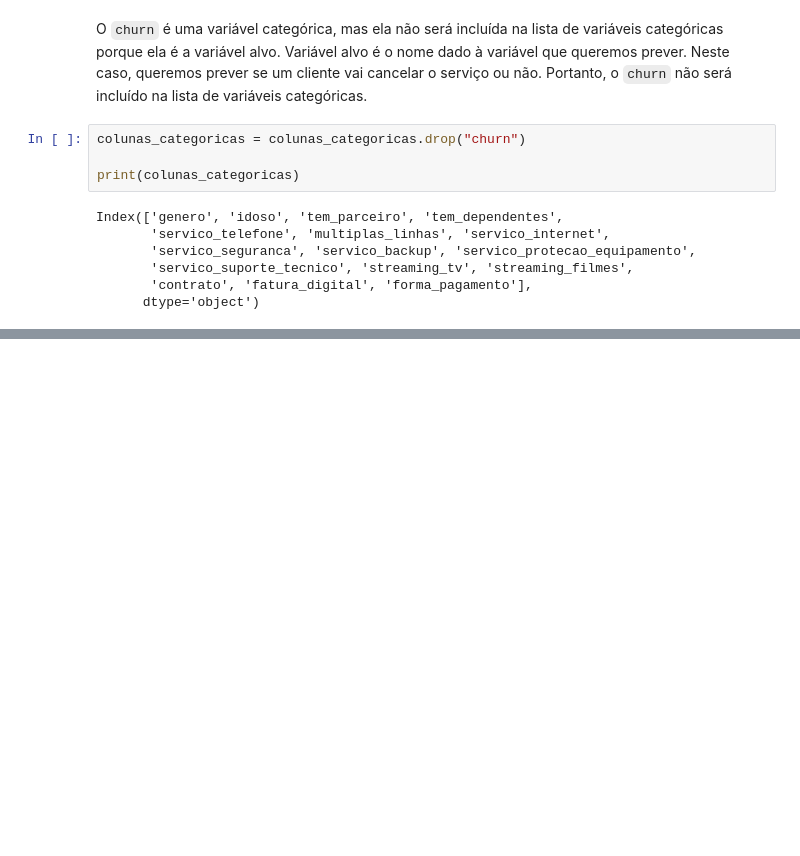
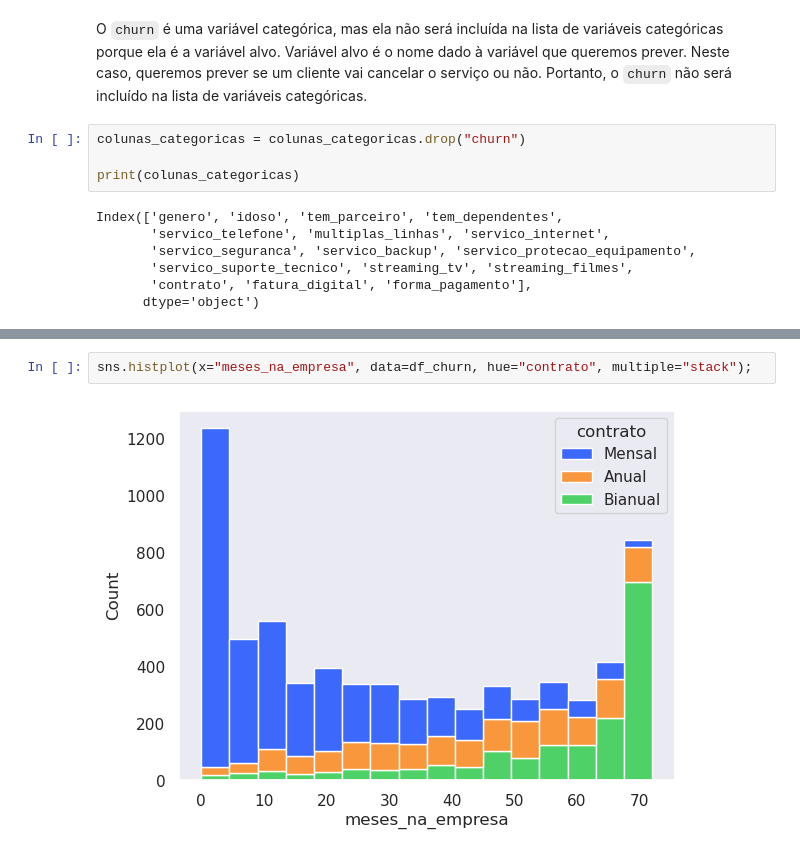
Before and after one commit to PauloViniciusR/Analise_dados, a Jupyter notebook: Matplotlib/Seaborn/03_introducao_pandas_seaborn.ipynb, the cells around one changed output, grey strips where cells are left out. Drawn from its saved outputs; the diff is of its cells as text; blank space fills up the shorter version.

```diff
--- a/Matplotlib/Seaborn/03_introducao_pandas_seaborn.ipynb
+++ b/Matplotlib/Seaborn/03_introducao_pandas_seaborn.ipynb
@@ -157,0 +212,4 @@ Index(['genero', 'idoso', 'tem_parceiro', 'tem_dependentes',
+# %%
+sns.histplot(x="meses_na_empresa", data=df_churn, hue="contrato", multiple="stack");
+# %% [output]
+[figure, added]
```
Also changed, not shown: parts of 7 cells of this notebook.
